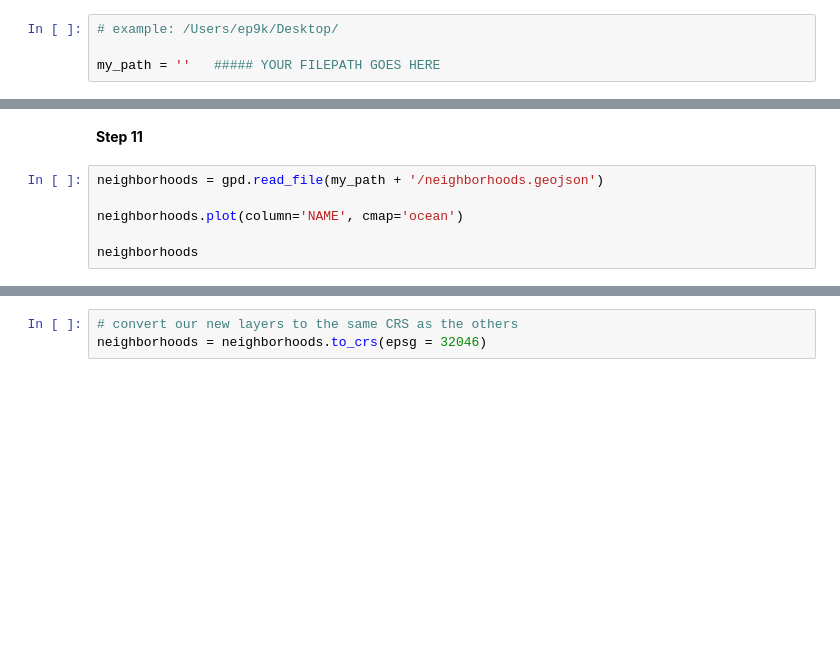
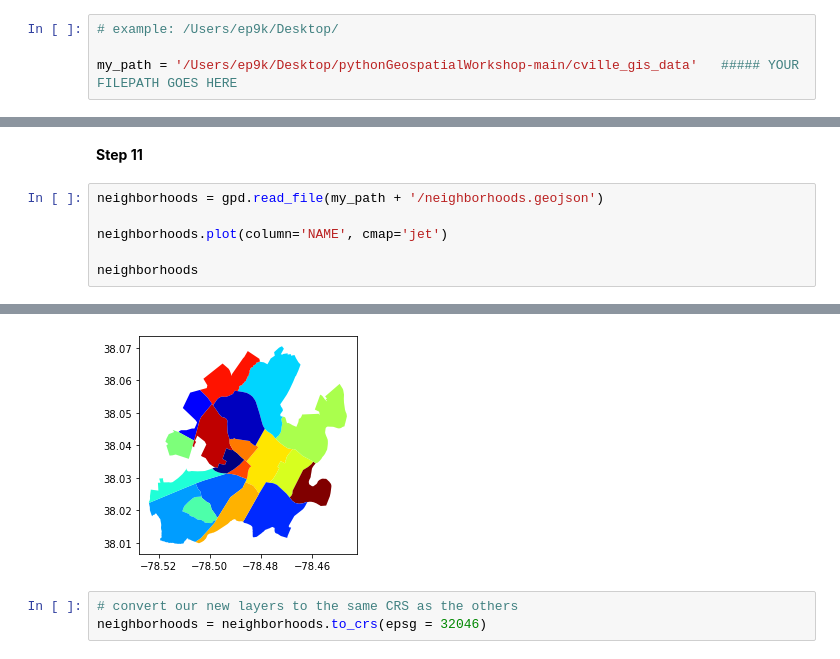
Before and after one commit to epurpur/pythonGeospatialWorkshop, a Jupyter notebook: python_geospatial_workshop.ipynb, the cells around one changed output, grey strips where cells are left out. Saved outputs shown, nothing was run; the diff lists cells and outputs as text; blank space fills up the shorter version.

```diff
--- a/python_geospatial_workshop.ipynb
+++ b/python_geospatial_workshop.ipynb
@@ -29,7 +29,7 @@ I am doing this here to make the rest of the workshop smoother. We will be impor
 # %%
 # example: /Users/ep9k/Desktop/
 
-my_path = ''   ##### YOUR FILEPATH GOES HERE
+my_path = '/Users/ep9k/Desktop/pythonGeospatialWorkshop-main/cville_gis_data'   ##### YOUR FILEPATH GOES HERE
 # %% [markdown]
 ## Pandas - A quick overview
 
@@ -169,6 +226,7 @@ Let's do a few common geospatial operations such as intersections, measuring dis
 # %%
 neighborhoods = gpd.read_file(my_path + '/neighborhoods.geojson')
 
-neighborhoods.plot(column='NAME', cmap='ocean')
+neighborhoods.plot(column='NAME', cmap='jet')
 
 neighborhoods
+# %% [output]
@@ -175,3 +250,4 @@ neighborhoods
+[figure, added]
 # %%
 # convert our new layers to the same CRS as the others
 neighborhoods = neighborhoods.to_crs(epsg = 32046)
```
Also changed, not shown: parts of 22 cells of this notebook.
